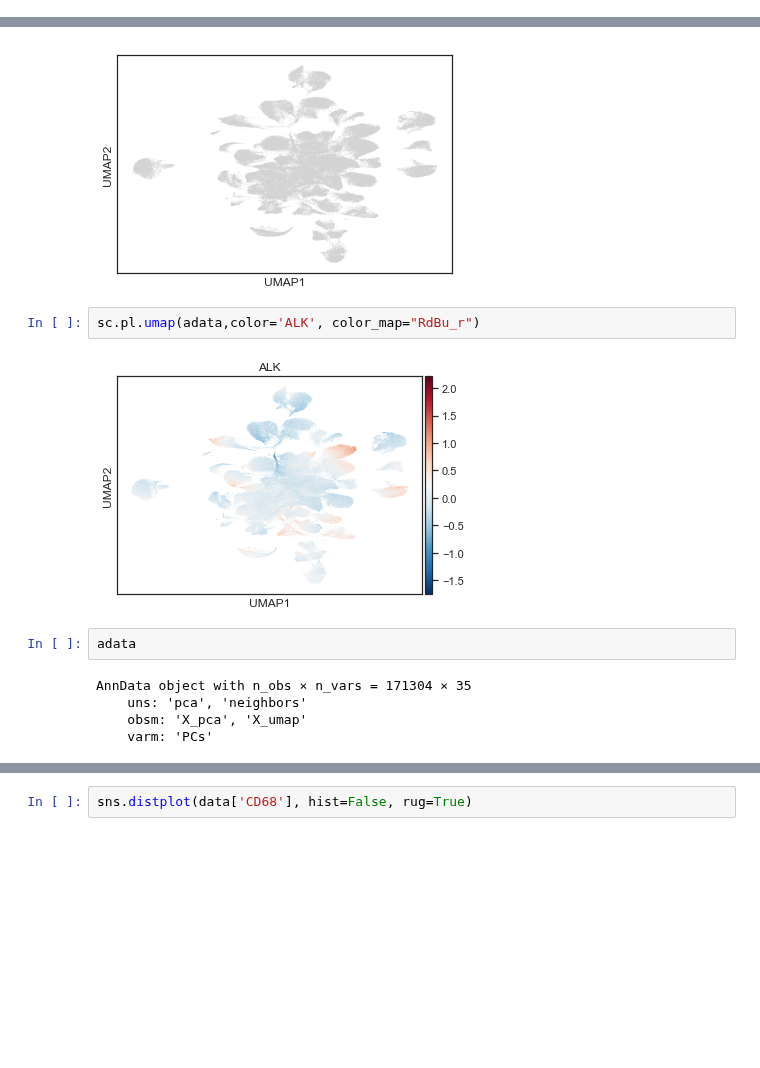
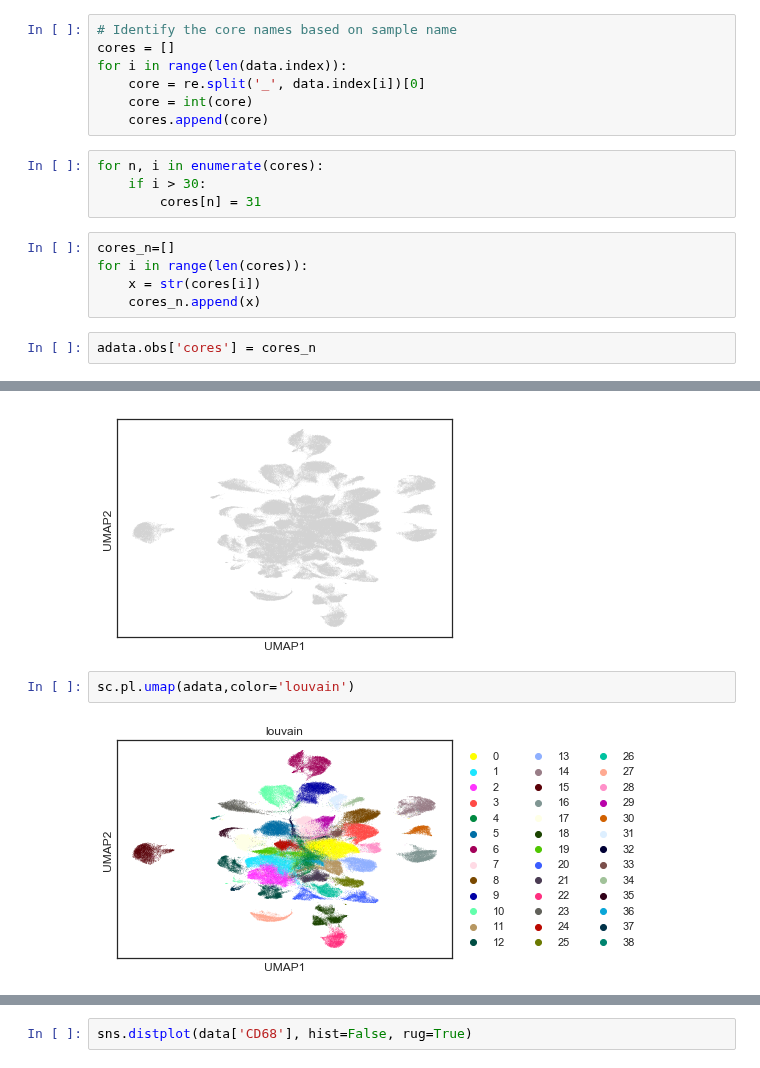
Before and after one commit to ajitjohnson/Jupyter-Notebooks, a Jupyter notebook: Vignesh_PTCL_TMA.ipynb, the cells around one changed output, grey strips where cells are left out. Drawn from its saved outputs; the diff is of its cells as text; blank space fills up the shorter version.

```diff
--- a/Vignesh_PTCL_TMA.ipynb
+++ b/Vignesh_PTCL_TMA.ipynb
@@ -61,6 +68,24 @@ adata = sc.AnnData(data_n)
 adata
 # %% [output]
 AnnData object with n_obs × n_vars = 171304 × 35
+# %%
+# Identify the core names based on sample name
+cores = []
+for i in range(len(data.index)):
+    core = re.split('_', data.index[i])[0]
+    core = int(core)
+    cores.append(core)
+# %%
+for n, i in enumerate(cores):
+    if i > 30:
+        cores[n] = 31
+# %%
+cores_n=[]
+for i in range(len(cores)):
+    x = str(cores[i])
+    cores_n.append(x)
+# %%
+adata.obs['cores'] = cores_n
 # %%
 # Calculate PCA
 sc.tl.pca(adata, svd_solver='arpack')
@@ -82,13 +108,6 @@ sc.pl.umap(adata)
 # %% [output]
 [figure]
 # %%
-sc.pl.umap(adata,color='ALK', color_map="RdBu_r")
+sc.pl.umap(adata,color='louvain')
 # %% [output]
-[figure, old version]
+[figure, new version]
-# %%
-adata
-# %% [output]
-AnnData object with n_obs × n_vars = 171304 × 35
-    uns: 'pca', 'neighbors'
-    obsm: 'X_pca', 'X_umap'
-    varm: 'PCs'
```
Also changed, not shown: parts of 19 cells of this notebook.
